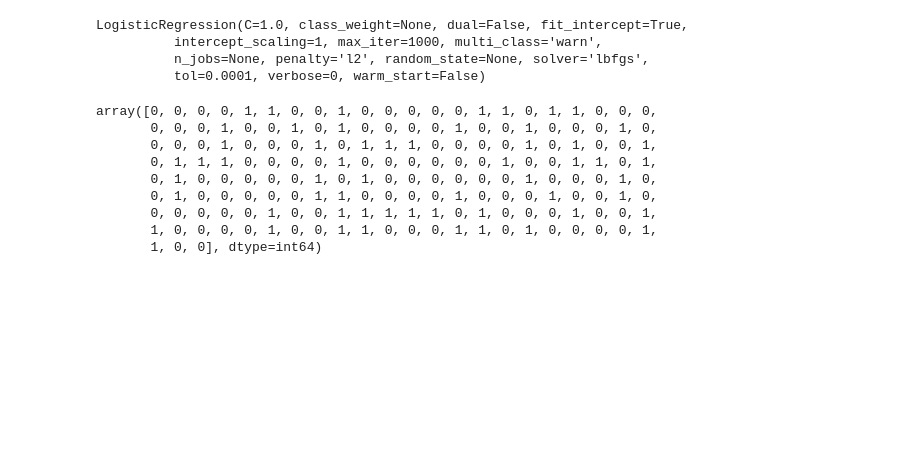
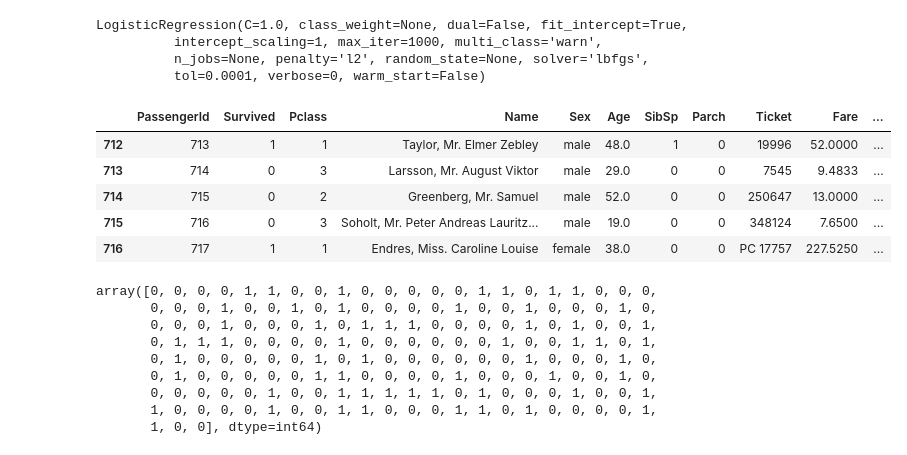
Before and after one commit to tonello88/machine_learning, a Jupyter notebook: Chapter 3 - Modeling and prediction.ipynb, the cells around one changed output. Cells and saved outputs as stored; diff of their text form; code cells hidden in the pictures; blank space fills up the shorter version.

```diff
--- a/Chapter 3 - Modeling and prediction.ipynb
+++ b/Chapter 3 - Modeling and prediction.ipynb
@@ -82,6 +91,15 @@ LogisticRegression(C=1.0, class_weight=None, dual=False, fit_intercept=True,
           intercept_scaling=1, max_iter=1000, multi_class='warn',
           n_jobs=None, penalty='l2', random_state=None, solver='lbfgs',
           tol=0.0001, verbose=0, warm_start=False)
+# %%
+data_test.head()
+# %% [output]
+|  | PassengerId | Survived | Pclass | Name | Sex | Age | SibSp | Parch | Ticket | Fare | ... |
+| 712 | 713 | 1 | 1 | Taylor, Mr. Elmer Zebley | male | 48.0 | 1 | 0 | 19996 | 52.0000 | ... |
+| 713 | 714 | 0 | 3 | Larsson, Mr. August Viktor | male | 29.0 | 0 | 0 | 7545 | 9.4833 | ... |
+| 714 | 715 | 0 | 2 | Greenberg, Mr. Samuel | male | 52.0 | 0 | 0 | 250647 | 13.0000 | ... |
+| 715 | 716 | 0 | 3 | Soholt, Mr. Peter Andreas Lauritz... | male | 19.0 | 0 | 0 | 348124 | 7.6500 | ... |
+| 716 | 717 | 1 | 1 | Endres, Miss. Caroline Louise | female | 38.0 | 0 | 0 | PC 17757 | 227.5250 | ... |
 # %%
 # Make predictions
 model.predict(prepare_data(data_test))
```
Also changed, not shown: parts of 8 cells of this notebook, 1 other file.
